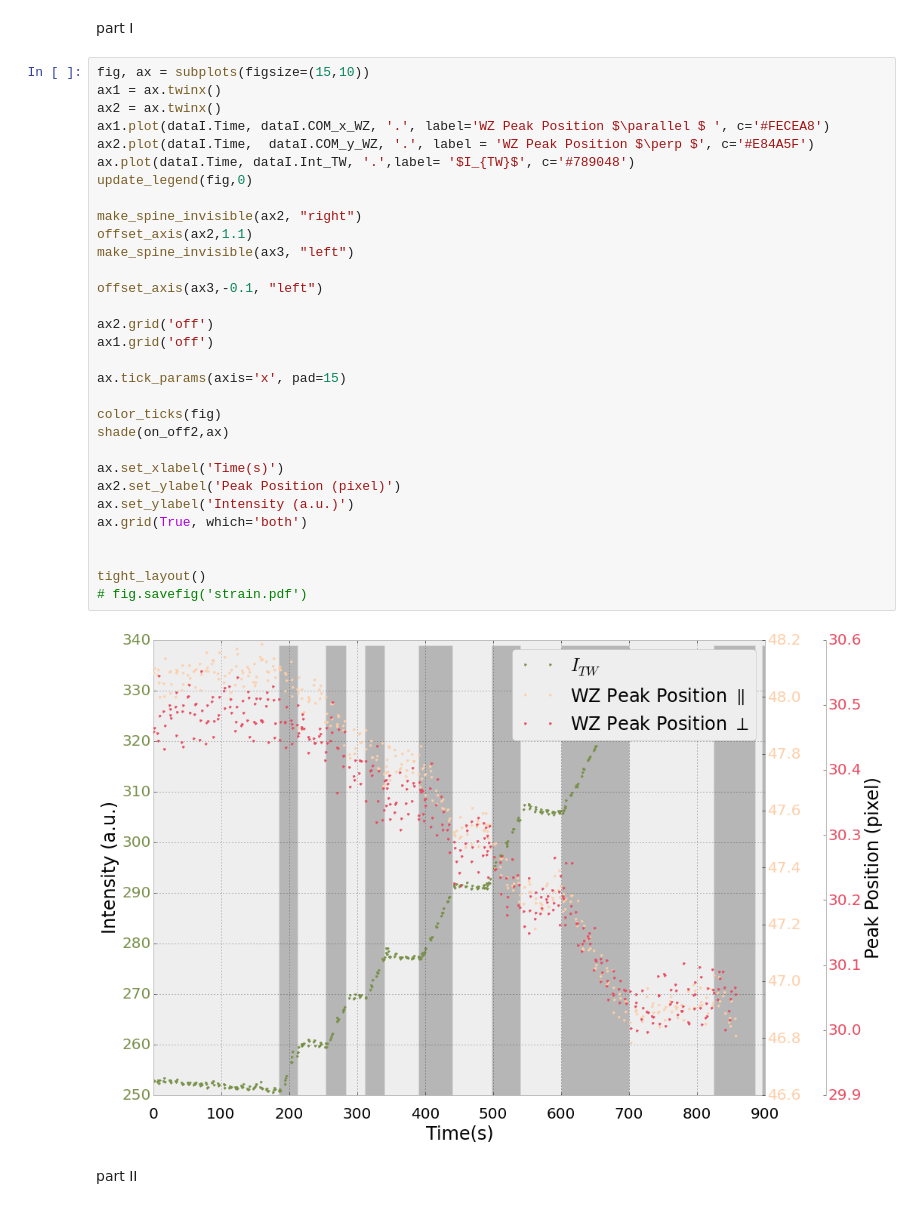
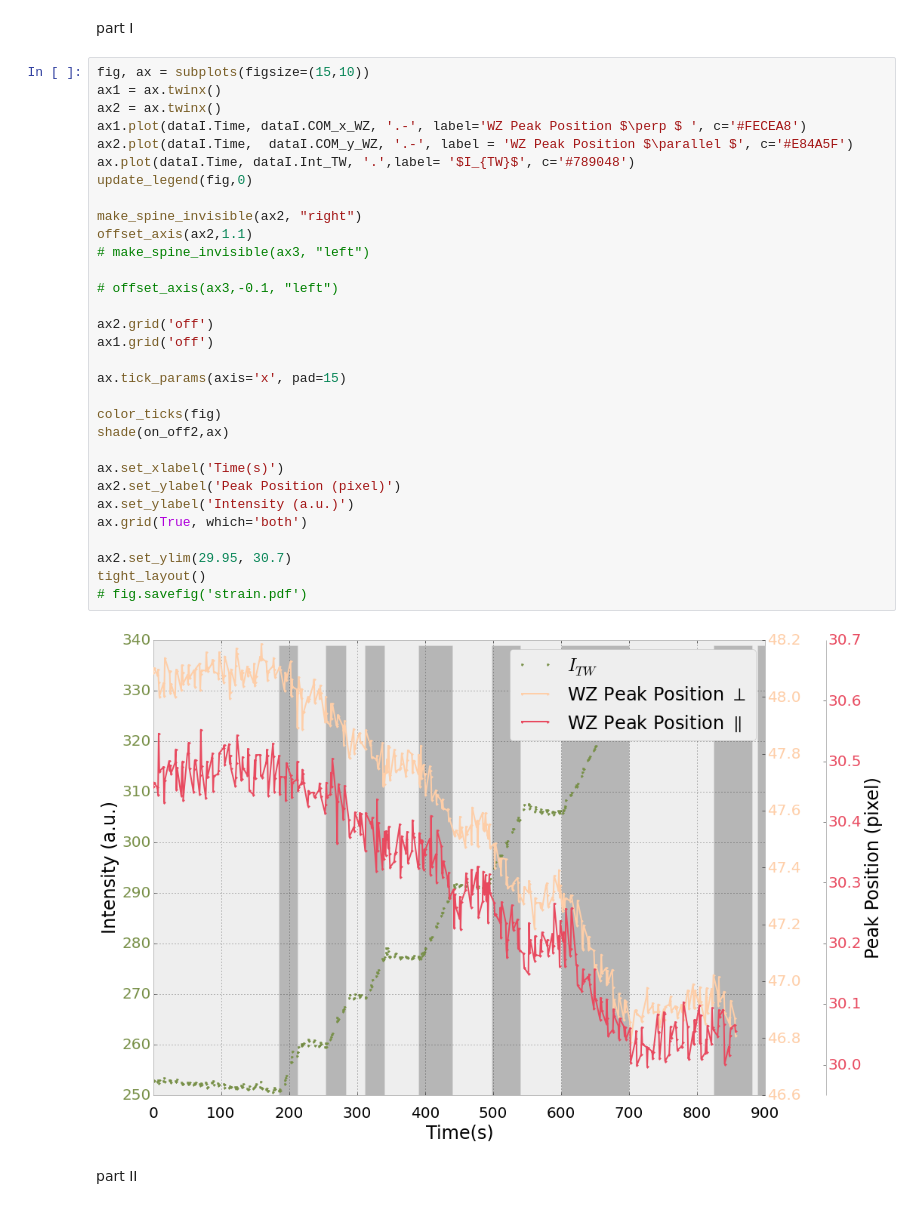
Before and after one commit to giulioungaretti/SPring8, a Jupyter notebook: 0799-Time3.ipynb, the cells around one changed output. Cells and saved outputs as stored; diff of their text form.

```diff
--- a/0799-Time3.ipynb
+++ b/0799-Time3.ipynb
@@ -338,36 +343,36 @@ part I
 # %%
 fig, ax = subplots(figsize=(15,10))
 ax1 = ax.twinx()
 ax2 = ax.twinx()
-ax1.plot(dataI.Time, dataI.COM_x_WZ, '.', label='WZ Peak Position $\parallel $ ', c='#FECEA8')
-ax2.plot(dataI.Time,  dataI.COM_y_WZ, '.', label = 'WZ Peak Position $\perp $', c='#E84A5F')
+ax1.plot(dataI.Time, dataI.COM_x_WZ, '.-', label='WZ Peak Position $\perp $ ', c='#FECEA8')
+ax2.plot(dataI.Time,  dataI.COM_y_WZ, '.-', label = 'WZ Peak Position $\parallel $', c='#E84A5F')
 ax.plot(dataI.Time, dataI.Int_TW, '.',label= '$I_{TW}$', c='#789048')
 update_legend(fig,0)
 
 make_spine_invisible(ax2, "right")
 offset_axis(ax2,1.1)
-make_spine_invisible(ax3, "left")
+# make_spine_invisible(ax3, "left")
 
-offset_axis(ax3,-0.1, "left")
+# offset_axis(ax3,-0.1, "left")
 
 ax2.grid('off')
 ax1.grid('off')
 
 ax.tick_params(axis='x', pad=15)
 
 color_ticks(fig)
 shade(on_off2,ax)
 
 ax.set_xlabel('Time(s)')
 ax2.set_ylabel('Peak Position (pixel)')
 ax.set_ylabel('Intensity (a.u.)')
 ax.grid(True, which='both')
 
-
+ax2.set_ylim(29.95, 30.7)
 tight_layout()
 # fig.savefig('strain.pdf')
 # %% [output]
-[figure, old version]
+[figure, new version]
 # %% [markdown]
 part II
 # %%
```
Also changed, not shown: parts of 7 cells of this notebook, 3 other files.
